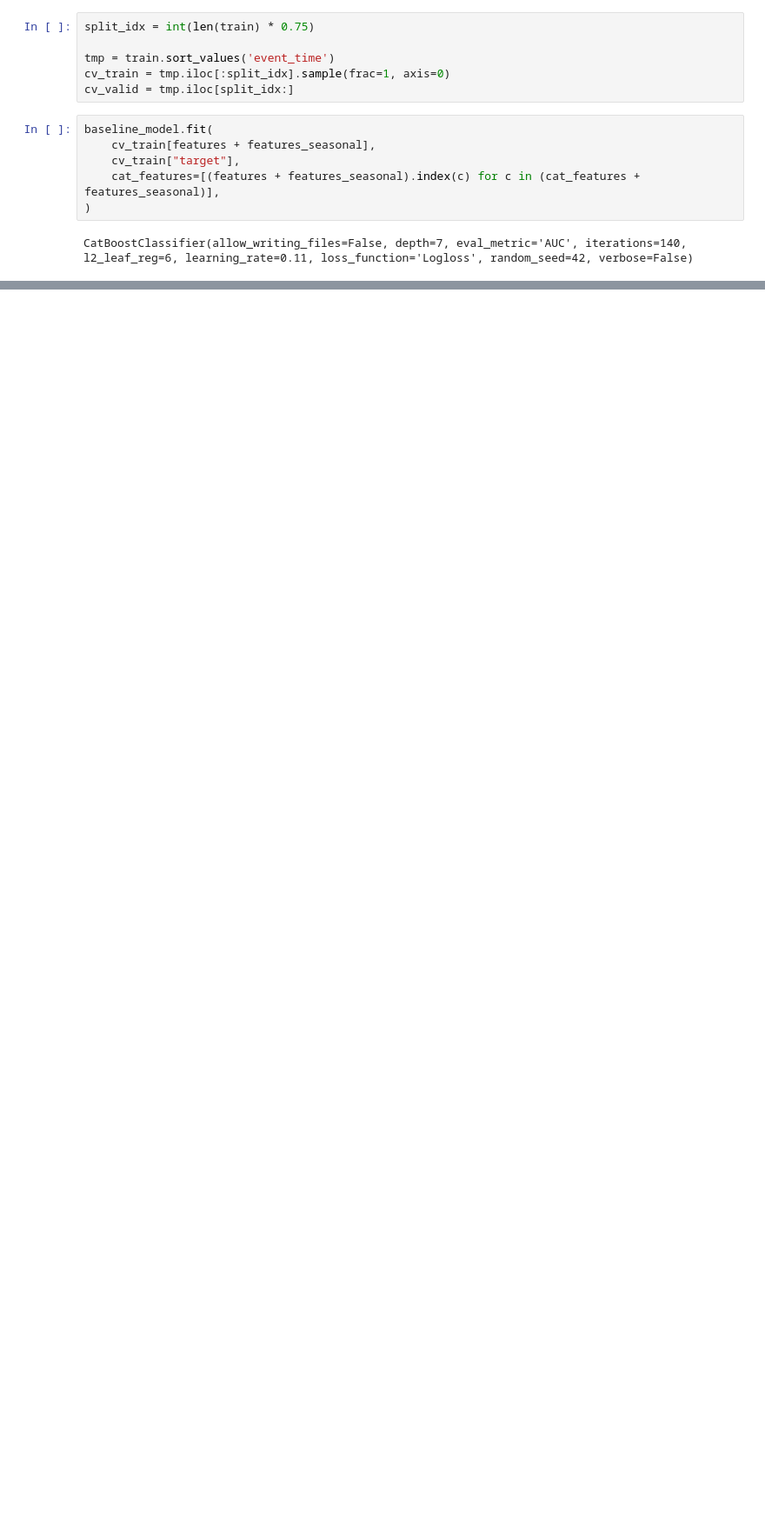
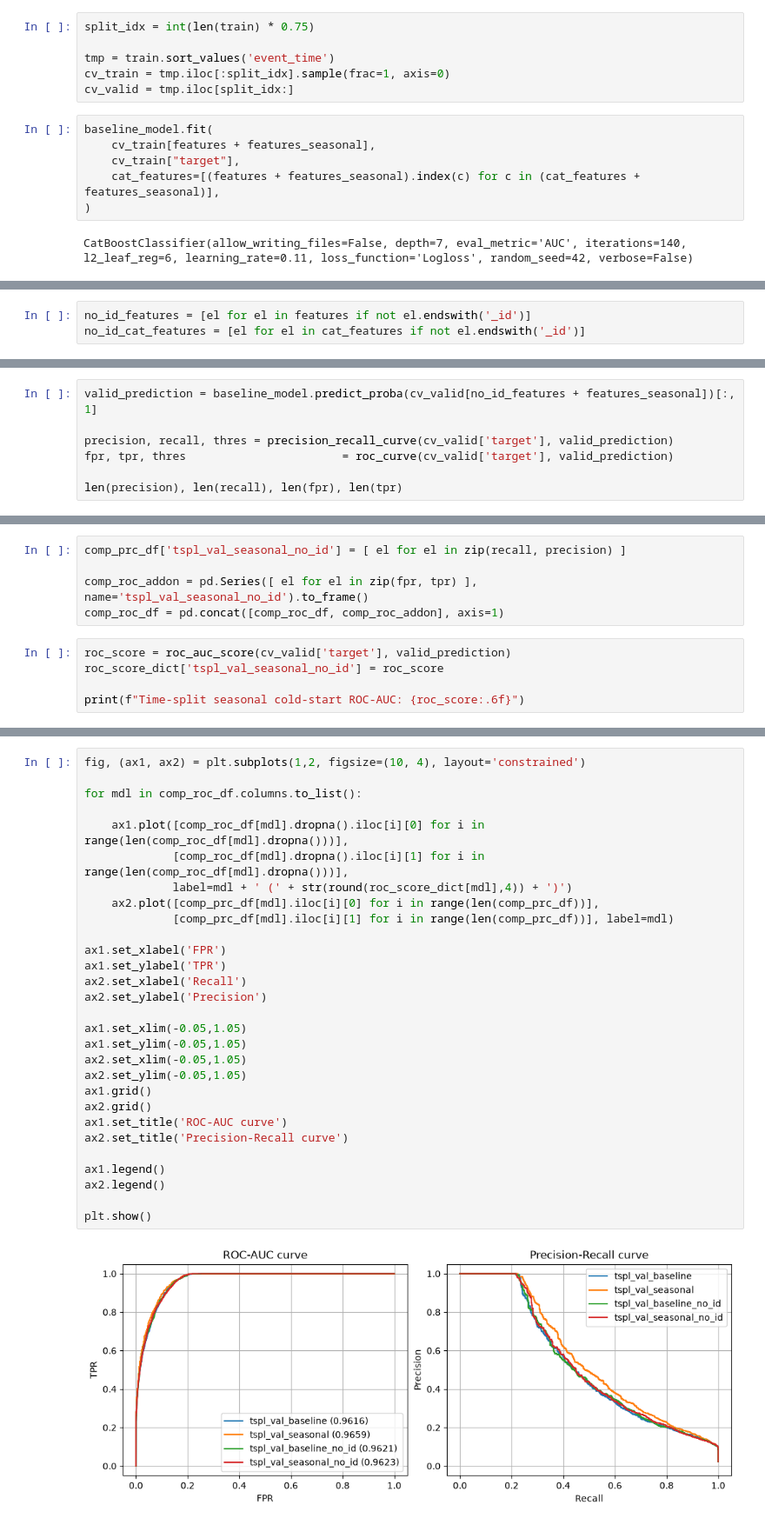
Before and after one commit to SanSanychSeva/step1_qualification, a Jupyter notebook: notebooks/Solution_B_Inheritance.ipynb, the cells around one changed output, grey strips where cells are left out. Shown at 87% size. Cells and saved outputs as stored; diff of their text form; blank space fills up the shorter version.

```diff
--- a/notebooks/Solution_B_Inheritance.ipynb
+++ b/notebooks/Solution_B_Inheritance.ipynb
@@ -414,0 +559,3 @@ Time-split with seasonal ROC-AUC: 0.965705
+# %%
+no_id_features = [el for el in features if not el.endswith('_id')]
+no_id_cat_features = [el for el in cat_features if not el.endswith('_id')]
@@ -414,0 +601,7 @@ Time-split with seasonal ROC-AUC: 0.965705
+# %%
+valid_prediction = baseline_model.predict_proba(cv_valid[no_id_features + features_seasonal])[:, 1]
+
+precision, recall, thres = precision_recall_curve(cv_valid['target'], valid_prediction)
+fpr, tpr, thres                       = roc_curve(cv_valid['target'], valid_prediction)
+
+len(precision), len(recall), len(fpr), len(tpr)
@@ -414,0 +610,10 @@ Time-split with seasonal ROC-AUC: 0.965705
+# %%
+comp_prc_df['tspl_val_seasonal_no_id'] = [ el for el in zip(recall, precision) ]
+
+comp_roc_addon = pd.Series([ el for el in zip(fpr, tpr) ], name='tspl_val_seasonal_no_id').to_frame()
+comp_roc_df = pd.concat([comp_roc_df, comp_roc_addon], axis=1)
+# %%
+roc_score = roc_auc_score(cv_valid['target'], valid_prediction)
+roc_score_dict['tspl_val_seasonal_no_id'] = roc_score
+
+print(f"Time-split seasonal cold-start ROC-AUC: {roc_score:.6f}")
@@ -414,0 +624,31 @@ Time-split with seasonal ROC-AUC: 0.965705
+# %%
+fig, (ax1, ax2) = plt.subplots(1,2, figsize=(10, 4), layout='constrained')
+
+for mdl in comp_roc_df.columns.to_list():
+
+    ax1.plot([comp_roc_df[mdl].dropna().iloc[i][0] for i in range(len(comp_roc_df[mdl].dropna()))],
+             [comp_roc_df[mdl].dropna().iloc[i][1] for i in range(len(comp_roc_df[mdl].dropna()))],
+             label=mdl + ' (' + str(round(roc_score_dict[mdl],4)) + ')')
+    ax2.plot([comp_prc_df[mdl].iloc[i][0] for i in range(len(comp_prc_df))],
+             [comp_prc_df[mdl].iloc[i][1] for i in range(len(comp_prc_df))], label=mdl)
+
+ax1.set_xlabel('FPR')
+ax1.set_ylabel('TPR')
+ax2.set_xlabel('Recall')
+ax2.set_ylabel('Precision')
+
+ax1.set_xlim(-0.05,1.05)
+ax1.set_ylim(-0.05,1.05)
+ax2.set_xlim(-0.05,1.05)
+ax2.set_ylim(-0.05,1.05)
+ax1.grid()
+ax2.grid()
+ax1.set_title('ROC-AUC curve')
+ax2.set_title('Precision-Recall curve')
+
+ax1.legend()
+ax2.legend()
+
+plt.show()
+# %% [output]
+[figure, added]
```
Also changed, not shown: parts of 41 cells of this notebook.
